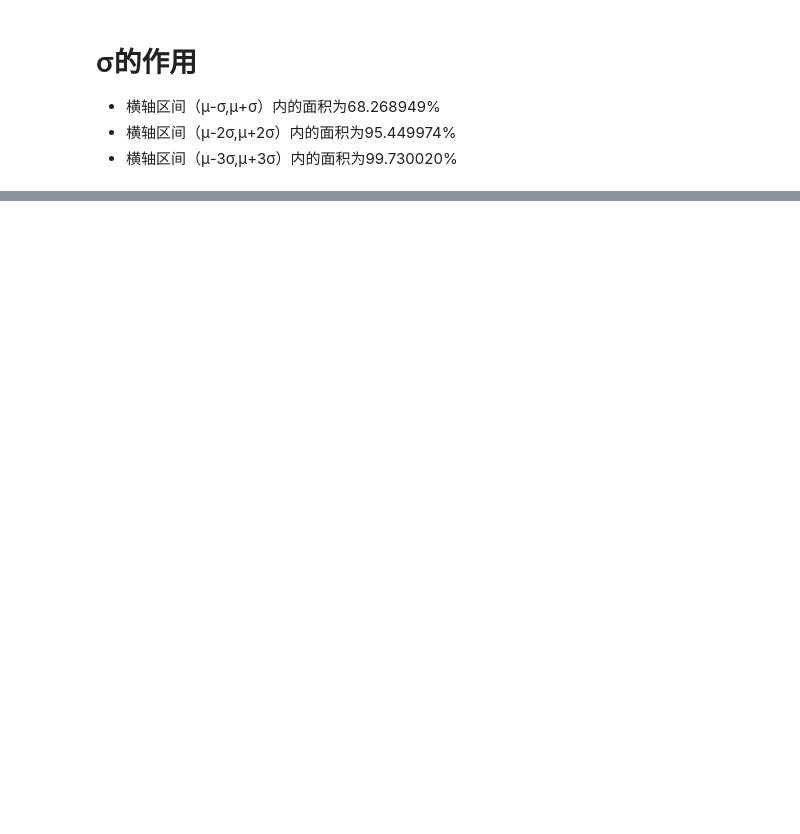
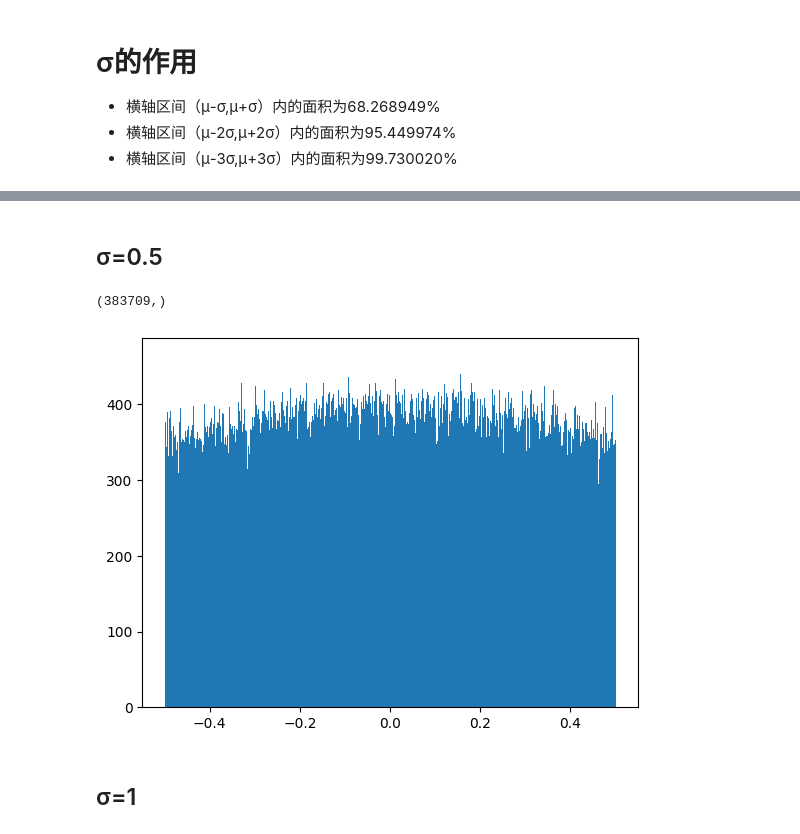
Before and after one commit to NagatoYuki0943/ML, a Jupyter notebook: code/numpy/normal_distribution.ipynb, the cells around one changed output, grey strips where cells are left out. Drawn from its saved outputs; the diff is of its cells as text; code cells hidden in the pictures; blank space fills up the shorter version.

```diff
--- a/code/numpy/normal_distribution.ipynb
+++ b/code/numpy/normal_distribution.ipynb
@@ -17,3 +19,15 @@ plt.show()
+# %% [markdown]
+## σ=0.5
+# %%
+x0_5 = x[np.bitwise_and(x>(-0.5), x<0.5)]
+print(x0_5.shape)
+plt.hist(x0_5, bins=1000)
+plt.show()
+# %% [output]
+(383709,)
+[figure, added]
+# %% [markdown]
+## σ=1
 # %%
 x1 = x[np.bitwise_and(x>(-1), x<1)]
 print(x1.shape)
```
Also changed, not shown: parts of 13 cells of this notebook.
